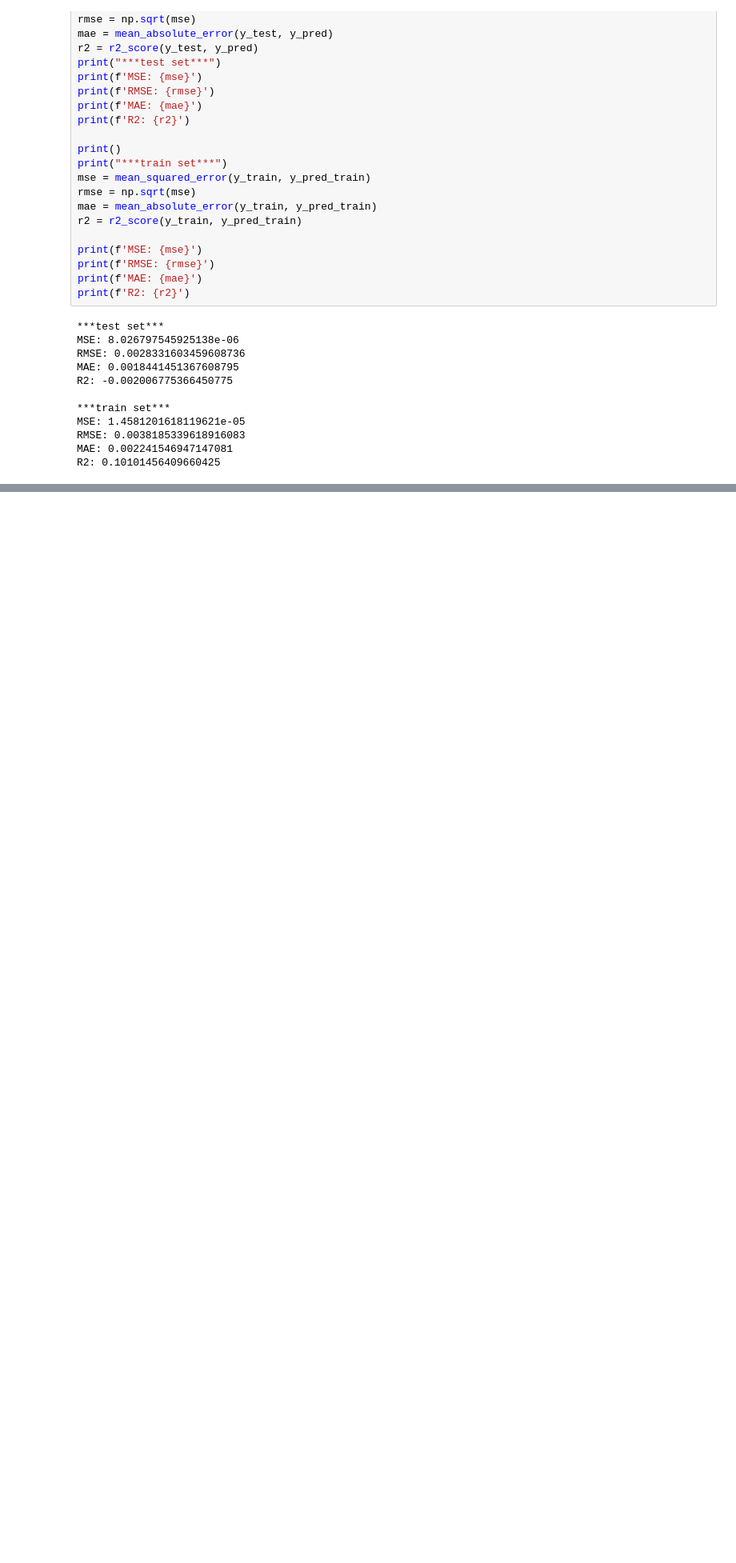
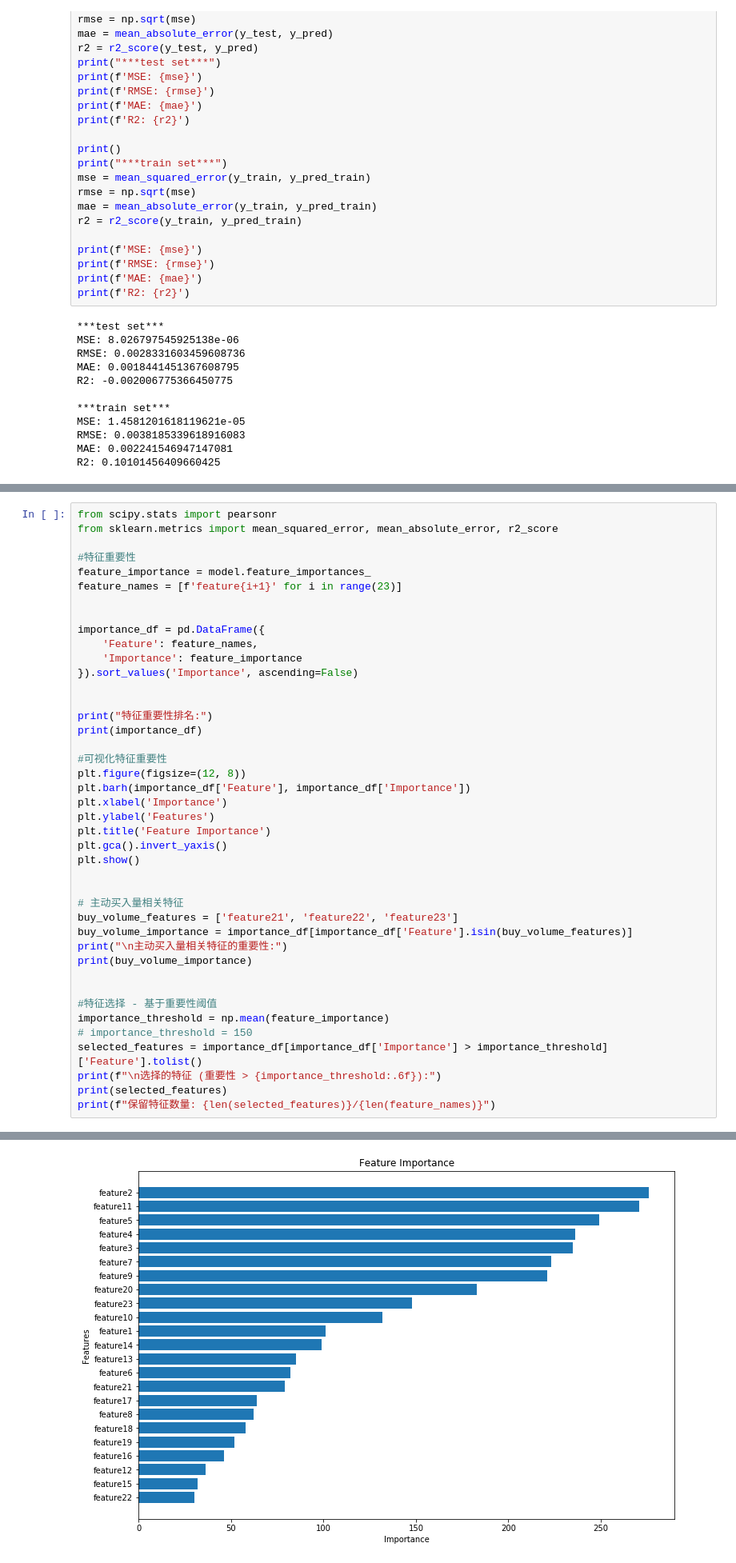
Before and after one commit to Alfafa0702/Vnpy_HFTrading, a Jupyter notebook: LGBM.ipynb, the cells around one changed output, grey strips where cells are left out. Shown at 80% size. Saved outputs shown, nothing was run; the diff lists cells and outputs as text; blank space fills up the shorter version.

```diff
--- a/LGBM.ipynb
+++ b/LGBM.ipynb
@@ -561,0 +566,43 @@ R2: 0.10101456409660425
+# %%
+from scipy.stats import pearsonr
+from sklearn.metrics import mean_squared_error, mean_absolute_error, r2_score
+
+#特征重要性
+feature_importance = model.feature_importances_
+feature_names = [f'feature{i+1}' for i in range(23)]
+
+
+importance_df = pd.DataFrame({
+    'Feature': feature_names,
+    'Importance': feature_importance
+}).sort_values('Importance', ascending=False)
+
+
+print("特征重要性排名:")
+print(importance_df)
+
+#可视化特征重要性
+plt.figure(figsize=(12, 8))
+plt.barh(importance_df['Feature'], importance_df['Importance'])
+plt.xlabel('Importance')
+plt.ylabel('Features')
+plt.title('Feature Importance')
+plt.gca().invert_yaxis()
+plt.show()
+
+
+# 主动买入量相关特征
+buy_volume_features = ['feature21', 'feature22', 'feature23']
+buy_volume_importance = importance_df[importance_df['Feature'].isin(buy_volume_features)]
+print("\n主动买入量相关特征的重要性:")
+print(buy_volume_importance)
+
+
+#特征选择 - 基于重要性阈值
+importance_threshold = np.mean(feature_importance)
+# importance_threshold = 150
+selected_features = importance_df[importance_df['Importance'] > importance_threshold]['Feature'].tolist()
+print(f"\n选择的特征 (重要性 > {importance_threshold:.6f}):")
+print(selected_features)
+print(f"保留特征数量: {len(selected_features)}/{len(feature_names)}")
+# %% [output]
@@ -561,0 +626 @@ R2: 0.10101456409660425
+[figure, added]
```
Also changed, not shown: parts of 10 cells of this notebook.
